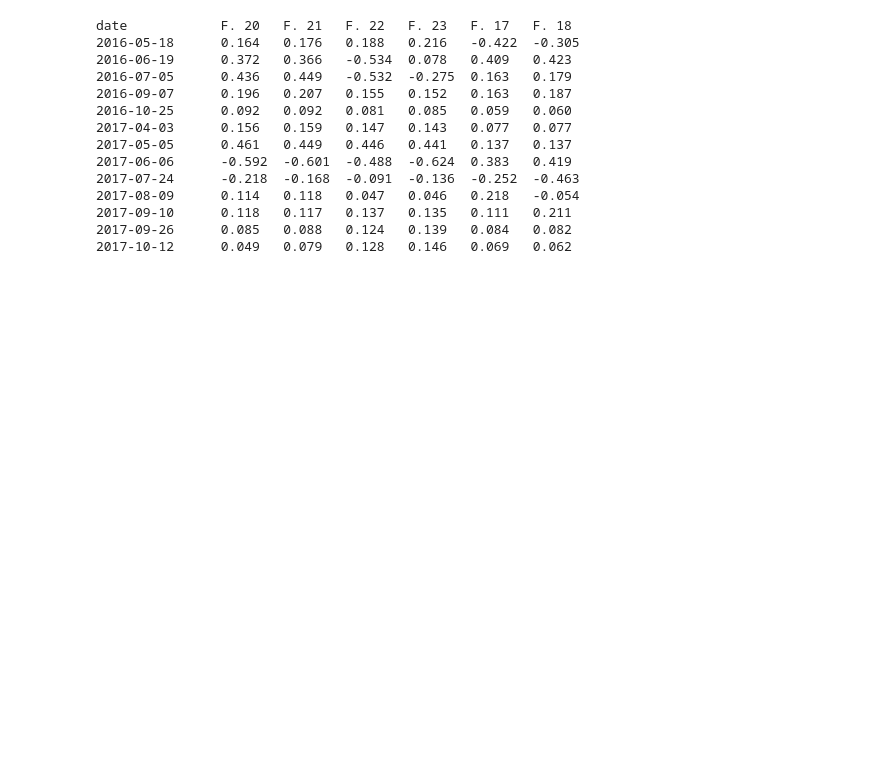
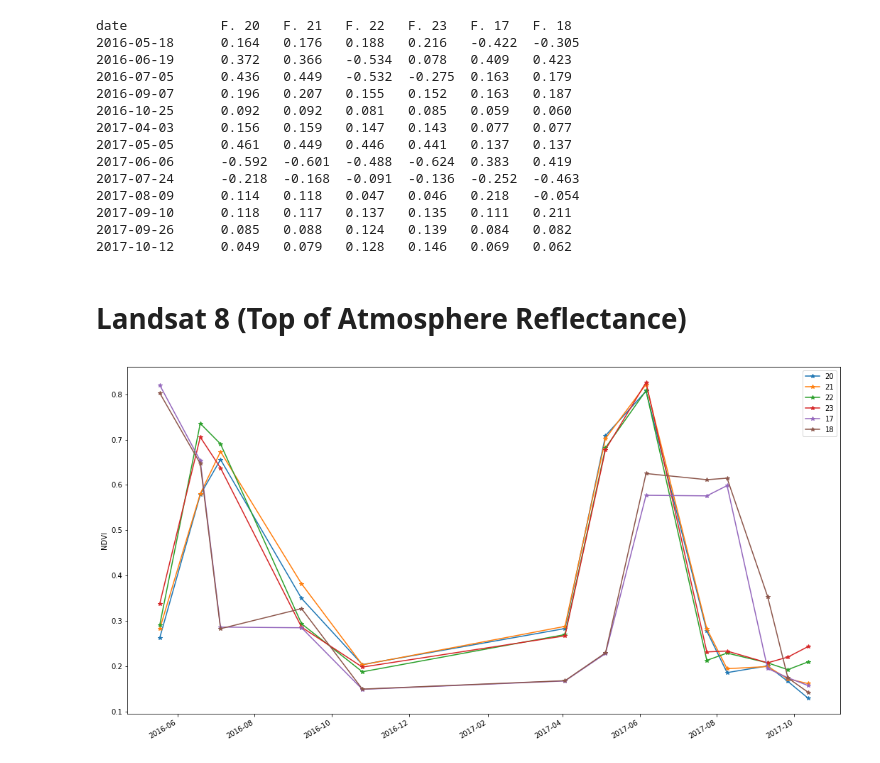
Before and after one commit to mosin26/agriculture, a Jupyter notebook: rostov.ipynb, the cells around one changed output. Saved outputs shown, nothing was run; the diff lists cells and outputs as text; code cells hidden in the pictures; blank space fills up the shorter version.

Commit message:
Add TOA reflectance for Landsat

```diff
--- a/rostov.ipynb
+++ b/rostov.ipynb
@@ -304,3 +304,50 @@ date            F. 20   F. 21   F. 22   F. 23   F. 17   F. 18
 2017-09-10      0.118   0.117   0.137   0.135   0.111   0.211
 2017-09-26      0.085   0.088   0.124   0.139   0.084   0.082
 2017-10-12      0.049   0.079   0.128   0.146   0.069   0.062
+# %% [markdown]
+# Landsat 8 (Top of Atmosphere Reflectance)
+# %%
+root = '/Users/vasilii/Desktop/landsat/'
+for folder in next(os.walk(root))[1]:
+    date = folder.split('_')[3]
+
+    band_04 = rasterio.open(root+folder+'/'+folder+'_B4.TIF')
+    band_05 = rasterio.open(root+folder+'/'+folder+'_B5.TIF')
+    meta = open(root+folder+'/'+folder+'_MTL.txt')
+    meta = meta.read()
+
+    mult_04 = float(re.findall('REFLECTANCE_MULT_BAND_4 = (.+)\n', meta)[0])
+    mult_05 = float(re.findall('REFLECTANCE_MULT_BAND_5 = (.+)\n', meta)[0])
+
+    add_04 = float(re.findall('REFLECTANCE_ADD_BAND_4 = (.+)\n', meta)[0])
+    add_05 = float(re.findall('REFLECTANCE_ADD_BAND_5 = (.+)\n', meta)[0])
+
+    for field_name in field_names:
+        masked_04 = mask(band_04, fields[field_name], nodata=0, crop=True)
+        masked_05 = mask(band_05, fields[field_name], nodata=0, crop=True)
+
+        field_04 = masked_04[0].data[0].astype('int16')
+        field_05 = masked_05[0].data[0].astype('int16')
+
+        field_04 = field_04[np.nonzero(field_04)]
+        field_05 = field_05[np.nonzero(field_05)]
+
+        field_04 = field_04 * mult_04 + add_04
+        field_05 = field_05 * mult_05 + add_05
+
+        ndvis[field_name][datetime.datetime.strptime(date, '%Y%m%d').date()] = np.mean((field_05-field_04)/
+                                                                                         (field_05+field_04))
+
+    band_04.close()
+    band_05.close()
+# %%
+plt.figure(figsize=(18,10))
+for field_name in field_names:
+    plt.plot(sorted(ndvis[field_name]), [ndvis[field_name][date] for date in sorted(ndvis[field_name])],
+             '*-', label=field_name)
+plt.gcf().autofmt_xdate()
+plt.legend()
+plt.ylabel('NDVI')
+plt.show()
+# %% [output]
+[figure, added]
```
Also changed, not shown: parts of 1 cell of this notebook.
